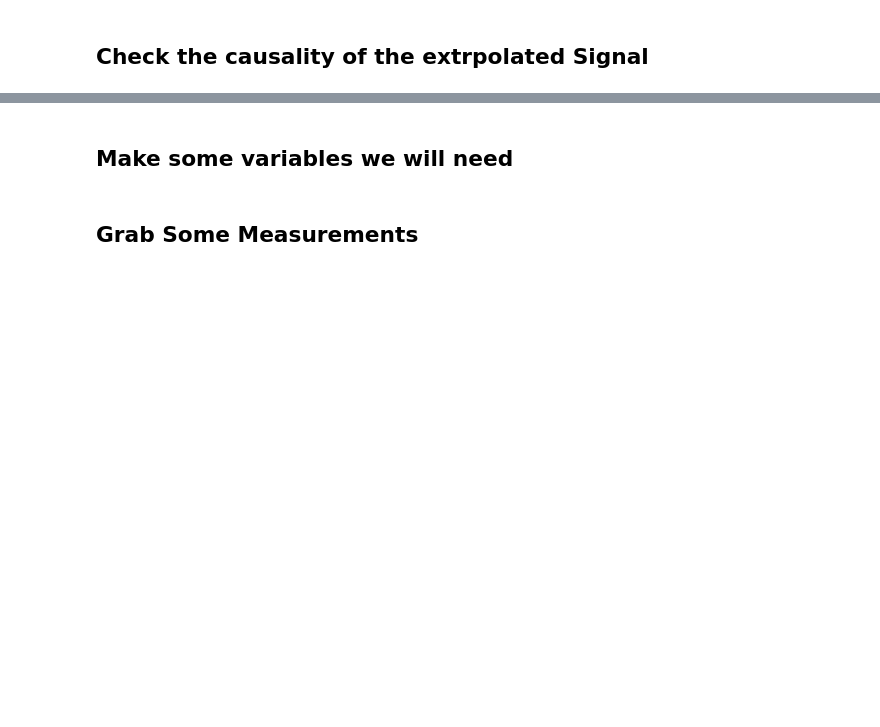
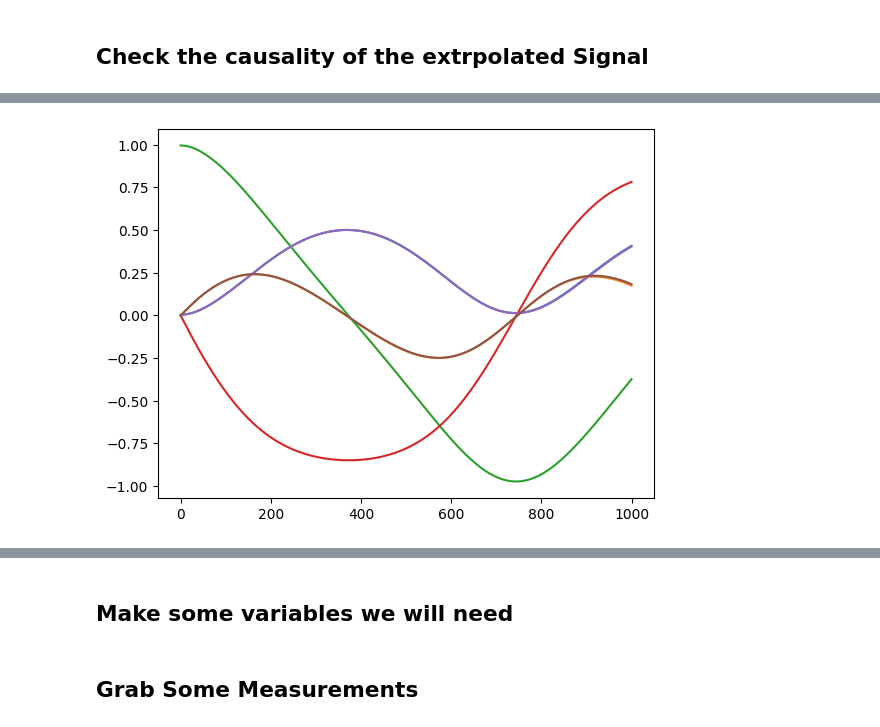
Before and after one commit to VarunGorti/CurveFitting-DIP, a Jupyter notebook: Data_Preprocess_Testing.ipynb, the cells around one changed output, grey strips where cells are left out. Saved outputs shown, nothing was run; the diff lists cells and outputs as text; code cells hidden in the pictures; blank space fills up the shorter version.

```diff
--- a/Data_Preprocess_Testing.ipynb
+++ b/Data_Preprocess_Testing.ipynb
@@ -119,0 +151,8 @@ plt.show()
+# %%
+plt.figure()
+for i in range(out_sparams.shape[0]):
+    plt.plot(out_sparams[i, 0, :])
+    plt.plot(out_sparams[i, 1, :])
+plt.show()
+# %% [output]
+[figure, added]
```
Also changed, not shown: parts of 17 cells of this notebook, 2 other files.
